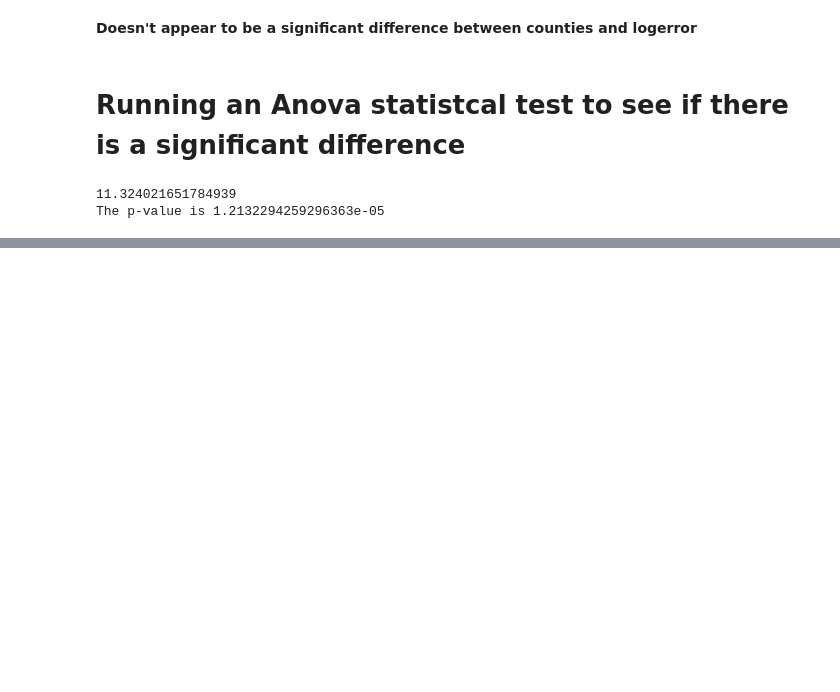
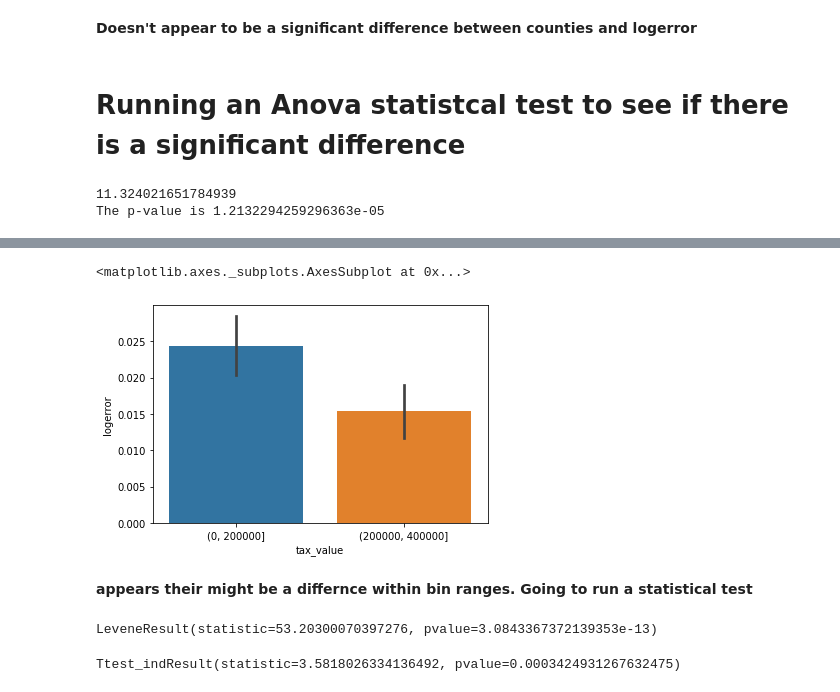
Before and after one commit to matt-c-knight/clustering-exercises, a Jupyter notebook: explore_zillow.ipynb, the cells around one changed output, grey strips where cells are left out. Drawn from its saved outputs; the diff is of its cells as text; code cells hidden in the pictures; blank space fills up the shorter version.

Commit message:
running ttests

```diff
--- a/explore_zillow.ipynb
+++ b/explore_zillow.ipynb
@@ -189,0 +208,7 @@ The p-value is 1.2132294259296363e-05
+# %%
+sns.barplot(train.tax_value, train.logerror)
+# %% [output]
+<matplotlib.axes._subplots.AxesSubplot at 0x...>
+[figure, added]
+# %% [markdown]
+**appears their might be a differnce within bin ranges. Going to run a statistical test**
@@ -189,0 +217,6 @@ The p-value is 1.2132294259296363e-05
+# %%
+stats.levene(train[train.taxvaluedollarcnt <= 200000].logerror,
+             train[train.taxvaluedollarcnt > 200000].logerror
+            )
+# %% [output]
+LeveneResult(statistic=53.20300070397276, pvalue=3.0843367372139353e-13)
@@ -189,0 +225,7 @@ The p-value is 1.2132294259296363e-05
+# %%
+stats.ttest_ind(train[train.taxvaluedollarcnt <= 200000].logerror,
+                train[train.taxvaluedollarcnt > 200000].logerror,
+                equal_var=False
+               )
+# %% [output]
+Ttest_indResult(statistic=3.5818026334136492, pvalue=0.0003424931267632475)
```
Also changed, not shown: parts of 16 cells of this notebook.
